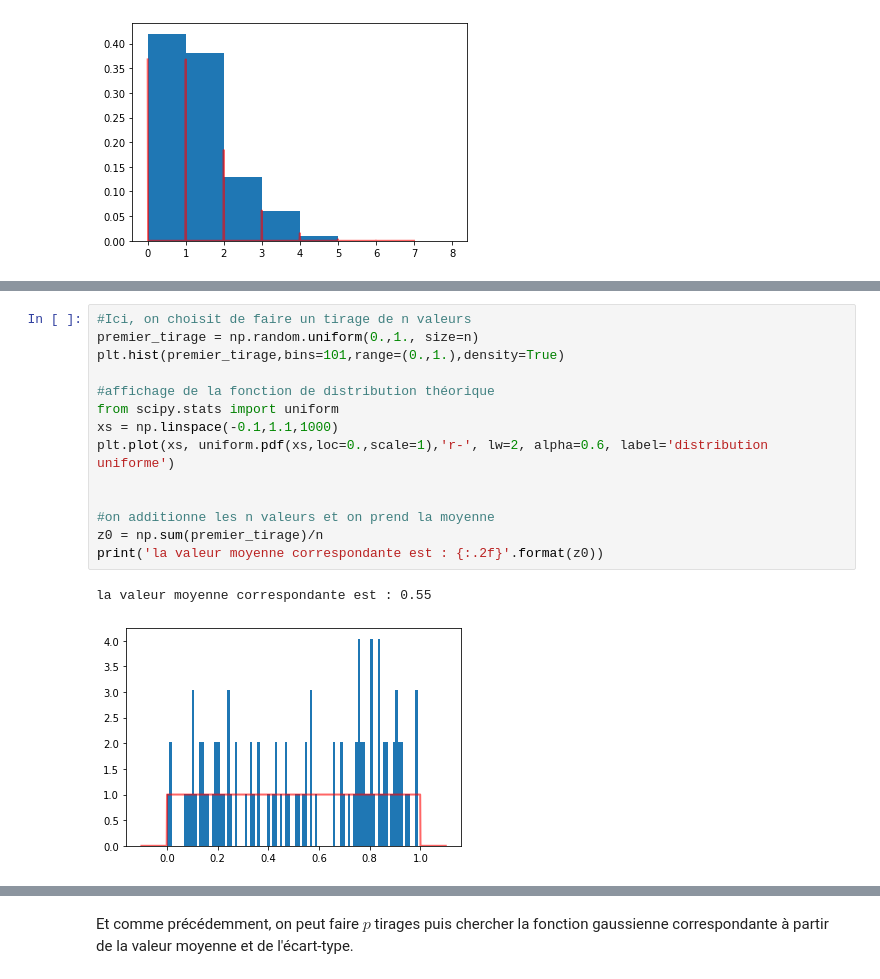
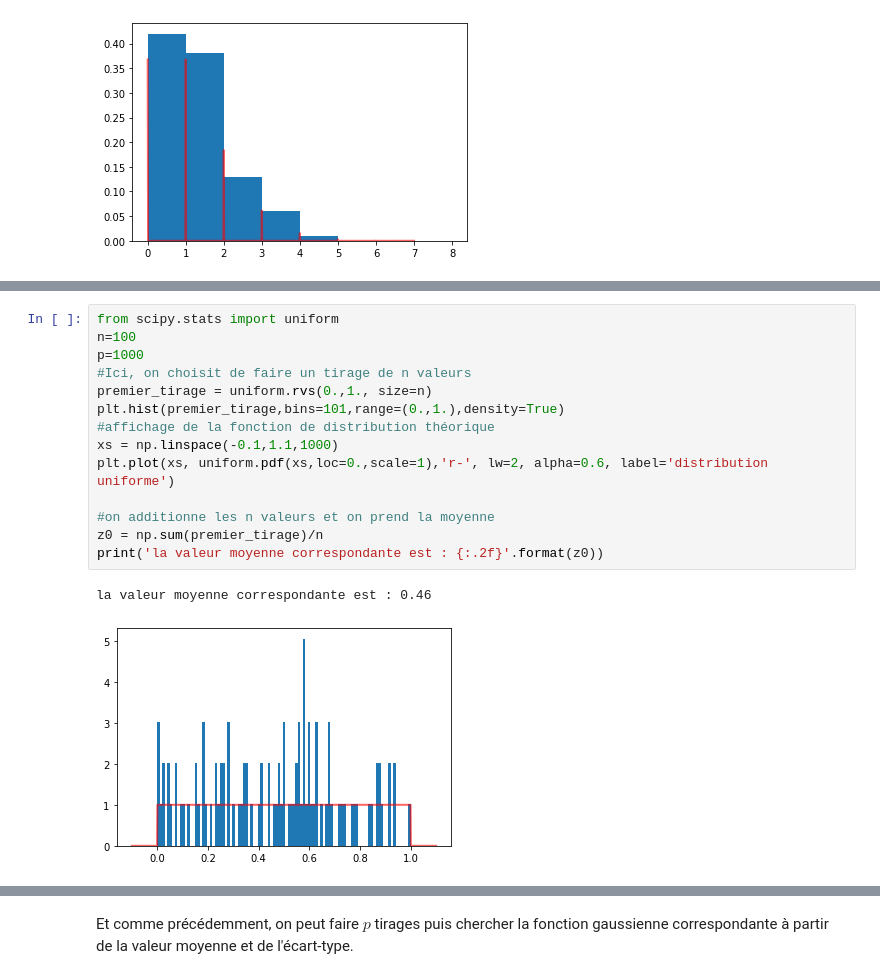
Before and after one commit to MartinVerot/IncertitudeMonteCarlo, a Jupyter notebook: test-theoreme-central-limite.ipynb, the cells around one changed output, grey strips where cells are left out. Cells and saved outputs as stored; diff of their text form.

```diff
--- a/test-theoreme-central-limite.ipynb
+++ b/test-theoreme-central-limite.ipynb
@@ -222,17 +253,17 @@ Au lieu de prendre une distribution discrète, on va maintenant prendre une dist
 # %%
+from scipy.stats import uniform
+n=100
+p=1000
 #Ici, on choisit de faire un tirage de n valeurs
-premier_tirage = np.random.uniform(0.,1., size=n)
+premier_tirage = uniform.rvs(0.,1., size=n)
 plt.hist(premier_tirage,bins=101,range=(0.,1.),density=True)
-
 #affichage de la fonction de distribution théorique
-from scipy.stats import uniform
 xs = np.linspace(-0.1,1.1,1000)
 plt.plot(xs, uniform.pdf(xs,loc=0.,scale=1),'r-', lw=2, alpha=0.6, label='distribution uniforme')
-
 
 #on additionne les n valeurs et on prend la moyenne
 z0 = np.sum(premier_tirage)/n
 print('la valeur moyenne correspondante est : {:.2f}'.format(z0))
 # %% [output]
-la valeur moyenne correspondante est : 0.55
+la valeur moyenne correspondante est : 0.46
-[figure, old version]
+[figure, new version]
```
Also changed, not shown: parts of 23 cells of this notebook.
